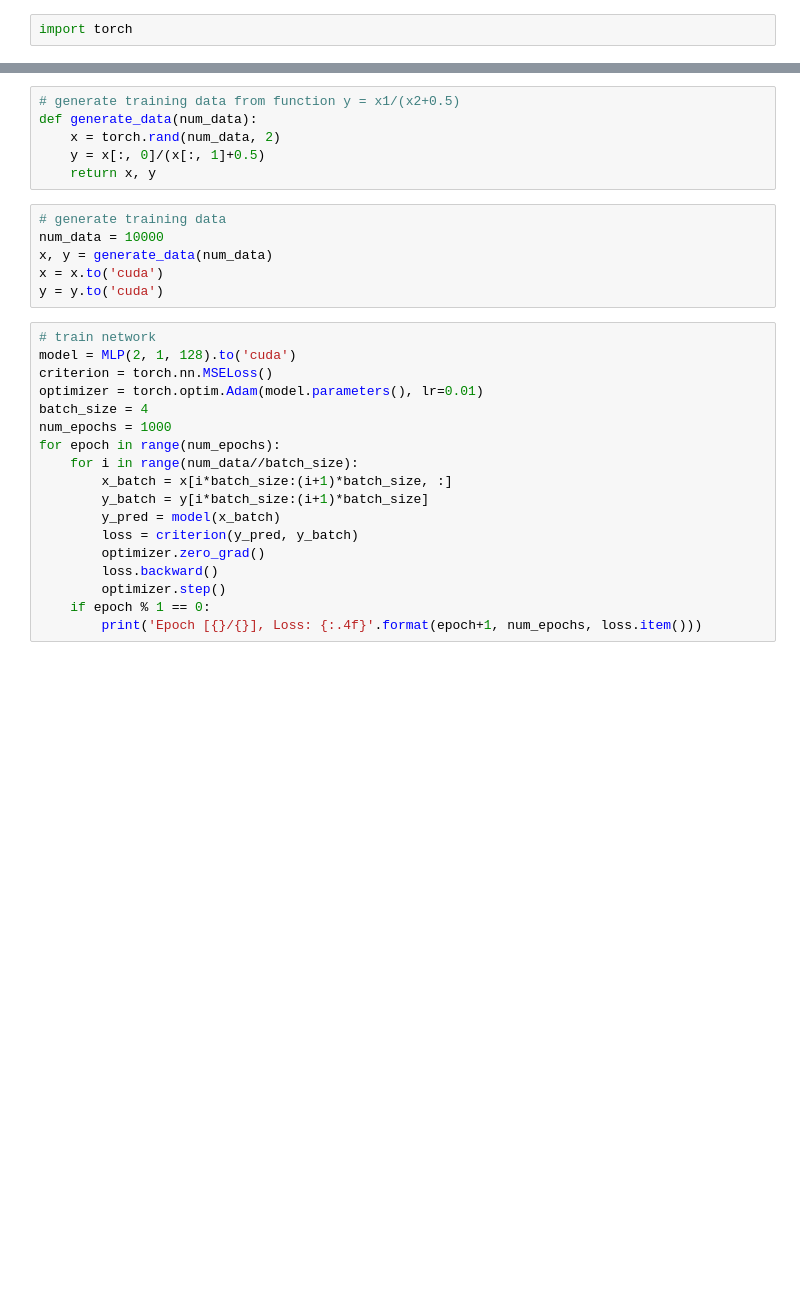
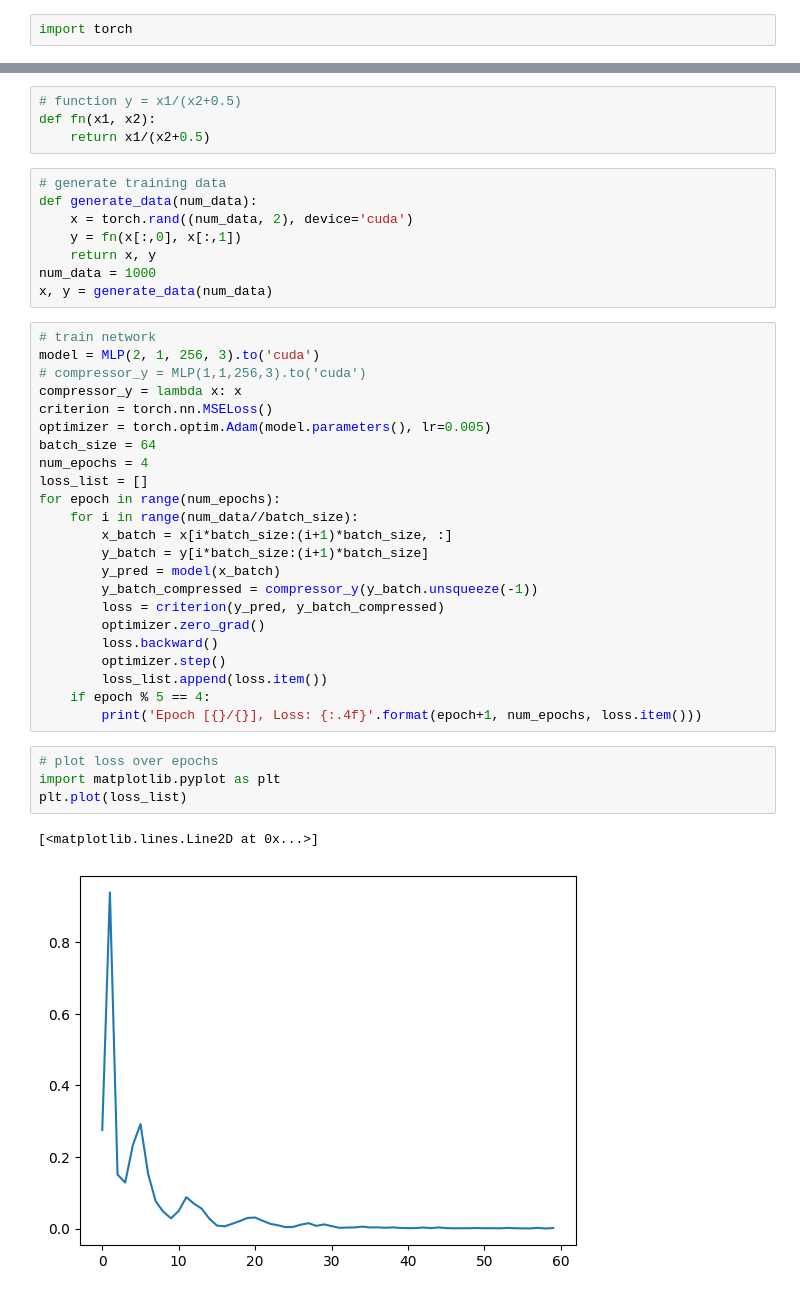
Before and after one commit to jc-bao/policy-adaptation-survey, a Jupyter notebook: adaptive_control_gym/utils/fit.ipynb, the cells around one changed output, grey strips where cells are left out. Drawn from its saved outputs; the diff is of its cells as text; blank space fills up the shorter version.

Commit message:
update fit function

```diff
--- a/adaptive_control_gym/utils/fit.ipynb
+++ b/adaptive_control_gym/utils/fit.ipynb
@@ -21,31 +22,43 @@ class MLP(torch.nn.Module):
         return x
+# %%
+# function y = x1/(x2+0.5)
+def fn(x1, x2):
+    return x1/(x2+0.5)
 # %%
-# generate training data from function y = x1/(x2+0.5)
+# generate training data
 def generate_data(num_data):
-    x = torch.rand(num_data, 2)
-    y = x[:, 0]/(x[:, 1]+0.5)
+    x = torch.rand((num_data, 2), device='cuda')
+    y = fn(x[:,0], x[:,1])
     return x, y
+num_data = 1000
+x, y = generate_data(num_data)
-# %%
-# generate training data
-num_data = 10000
-x, y = generate_data(num_data)
-x = x.to('cuda')
-y = y.to('cuda')
 # %%
 # train network
-model = MLP(2, 1, 128).to('cuda')
+model = MLP(2, 1, 256, 3).to('cuda')
+# compressor_y = MLP(1,1,256,3).to('cuda')
+compressor_y = lambda x: x
 criterion = torch.nn.MSELoss()
-optimizer = torch.optim.Adam(model.parameters(), lr=0.01)
-batch_size = 4
-num_epochs = 1000
+optimizer = torch.optim.Adam(model.parameters(), lr=0.005)
+batch_size = 64
+num_epochs = 4
+loss_list = []
 for epoch in range(num_epochs):
     for i in range(num_data//batch_size):
         x_batch = x[i*batch_size:(i+1)*batch_size, :]
         y_batch = y[i*batch_size:(i+1)*batch_size]
         y_pred = model(x_batch)
-        loss = criterion(y_pred, y_batch)
+        y_batch_compressed = compressor_y(y_batch.unsqueeze(-1))
+        loss = criterion(y_pred, y_batch_compressed)
         optimizer.zero_grad()
         loss.backward()
         optimizer.step()
-    if epoch % 1 == 0:
+        loss_list.append(loss.item())
+    if epoch % 5 == 4:
         print('Epoch [{}/{}], Loss: {:.4f}'.format(epoch+1, num_epochs, loss.item()))
+# %%
+# plot loss over epochs
+import matplotlib.pyplot as plt
+plt.plot(loss_list)
+# %% [output]
+[<matplotlib.lines.Line2D at 0x...>]
+[figure, added]
```
Also changed, not shown: parts of 2 cells of this notebook.
